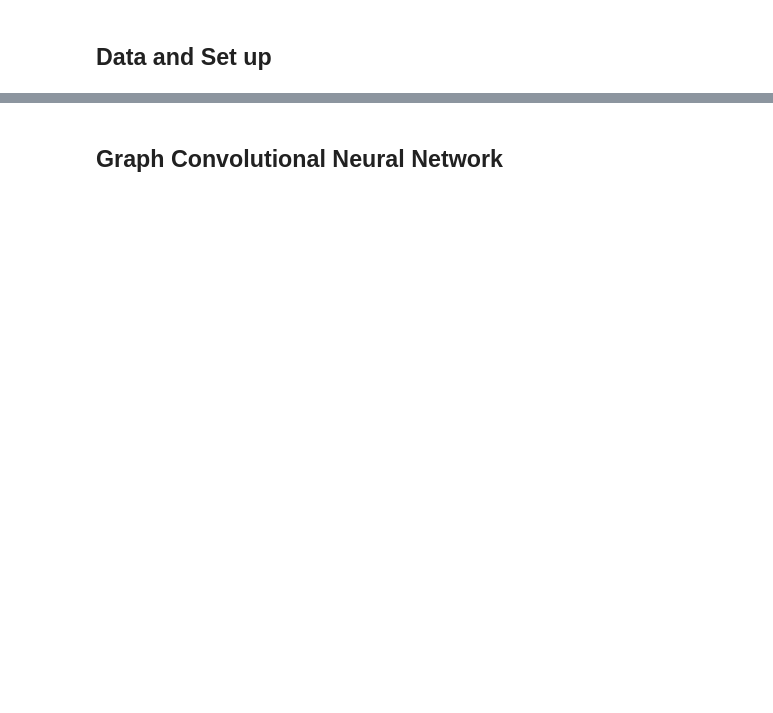
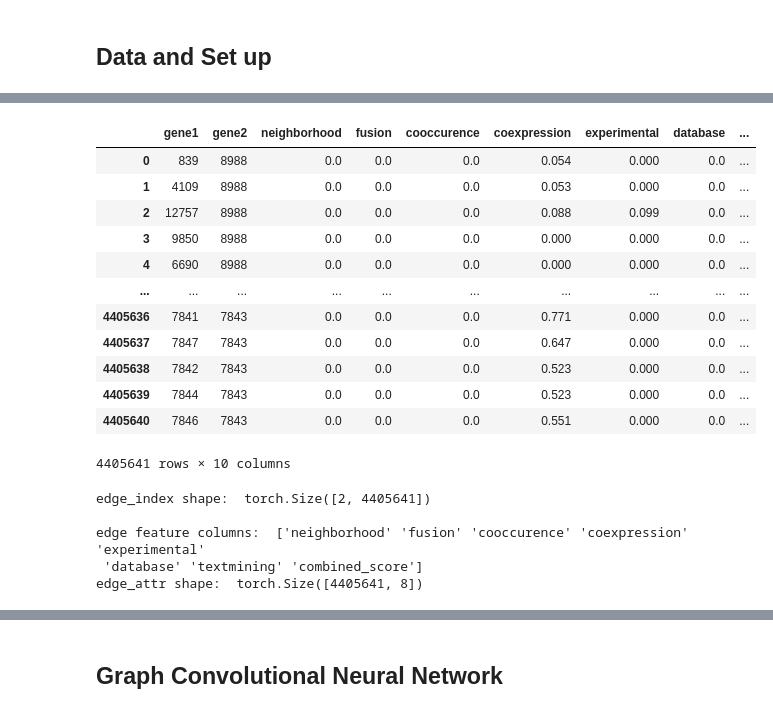
Before and after one commit to Awni00/GNN-gene-disease-association, a Jupyter notebook: modeling_gnn.ipynb, the cells around one changed output, grey strips where cells are left out. Drawn from its saved outputs; the diff is of its cells as text; code cells hidden in the pictures; blank space fills up the shorter version.

```diff
--- a/modeling_gnn.ipynb
+++ b/modeling_gnn.ipynb
@@ -35,8 +108,49 @@ import wandb
+# %%
+# load edge list
+edge_list_path = f'data/{graph_used}_graph/final_edge_list_{graph_used}_features_v1.csv' # USING KNOWLEDGE GRAPH
+
+edge_list = pd.read_csv(edge_list_path)
+
+# map edge list
+edge_list.gene1 = edge_list.gene1.map(gene_id_dict)
+edge_list.gene2 = edge_list.gene2.map(gene_id_dict)
+
+# scale edge features appropriately (they take values in the range 0-1000)
+edge_feat_cols = edge_list.columns[2:].to_numpy()
+edge_list[edge_feat_cols] /= 1000
+
+edge_list
+# %% [output]
+|  | gene1 | gene2 | neighborhood | fusion | cooccurence | coexpression | experimental | database | ... |
+| 0 | 839 | 8988 | 0.0 | 0.0 | 0.0 | 0.054 | 0.000 | 0.0 | ... |
+| 1 | 4109 | 8988 | 0.0 | 0.0 | 0.0 | 0.053 | 0.000 | 0.0 | ... |
+| 2 | 12757 | 8988 | 0.0 | 0.0 | 0.0 | 0.088 | 0.099 | 0.0 | ... |
+| 3 | 9850 | 8988 | 0.0 | 0.0 | 0.0 | 0.000 | 0.000 | 0.0 | ... |
+| 4 | 6690 | 8988 | 0.0 | 0.0 | 0.0 | 0.000 | 0.000 | 0.0 | ... |
+| ... | ... | ... | ... | ... | ... | ... | ... | ... | ... |
+| 4405636 | 7841 | 7843 | 0.0 | 0.0 | 0.0 | 0.771 | 0.000 | 0.0 | ... |
+| 4405637 | 7847 | 7843 | 0.0 | 0.0 | 0.0 | 0.647 | 0.000 | 0.0 | ... |
+| 4405638 | 7842 | 7843 | 0.0 | 0.0 | 0.0 | 0.523 | 0.000 | 0.0 | ... |
+| 4405639 | 7844 | 7843 | 0.0 | 0.0 | 0.0 | 0.523 | 0.000 | 0.0 | ... |
+| 4405640 | 7846 | 7843 | 0.0 | 0.0 | 0.0 | 0.551 | 0.000 | 0.0 | ... |
+4405641 rows × 10 columns
 # %%
-# load edge list
-edge_list_path = 'data/edge_list.npy'
-edge_list = torch.Tensor(np.load(edge_list_path).T).type(torch.int64) # read in format expected by pytorch geometric [2, n_edges]
+# extract edges by index
+edge_index = torch.Tensor(edge_list[['gene1', 'gene2']].to_numpy().T).type(torch.int64)
+print('edge_index shape: ', edge_index.shape)
+# edge_list = torch.Tensor(np.load(edge_list_path).T).type(torch.int64) # read in format expected by pytorch geometric [2, n_edges]
 
+# extract edge features
+print()
+print('edge feature columns: ', edge_feat_cols)
+edge_attr = torch.Tensor(edge_list[edge_feat_cols].to_numpy())
+print('edge_attr shape: ', edge_attr.shape)
 # load protein-ID dictionary (need new ID system starting at index 0 for pytorch geometric)
-protein_id_dict = np.load('data/protein_ids_dict.npy', allow_pickle=True).item() # maps my custom ID system to Ensembl IDs
-protein_id_dict_inv = {Ensembl: id_ for id_, Ensembl in protein_id_dict.items()} # maps Ensembl IDs to my custom ID system
+# protein_id_dict = np.load('data/protein_ids_dict.npy', allow_pickle=True).item() # maps my custom ID system to Ensembl IDs
+# protein_id_dict_inv = {Ensembl: id_ for id_, Ensembl in protein_id_dict.items()} # maps Ensembl IDs to my custom ID system
+# %% [output]
+edge_index shape:  torch.Size([2, 4405641])
+
+edge feature columns:  ['neighborhood' 'fusion' 'cooccurence' 'coexpression' 'experimental'
+ 'database' 'textmining' 'combined_score']
+edge_attr shape:  torch.Size([4405641, 8])
```
Also changed, not shown: parts of 27 cells of this notebook.
